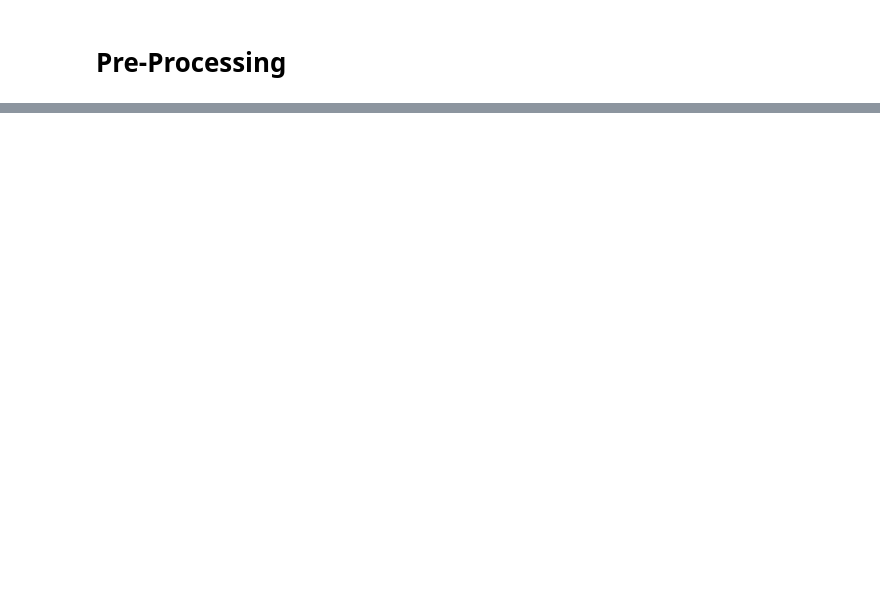
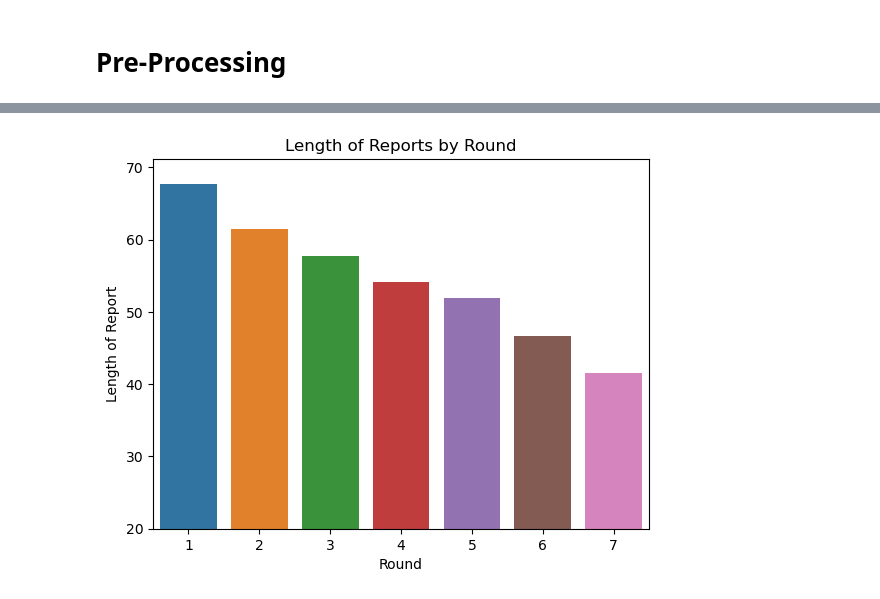
Before and after one commit to jpalgon/Draft_Scouting, a Jupyter notebook: Pre-Processing and EDA.ipynb, the cells around one changed output, grey strips where cells are left out. Cells and saved outputs as stored; diff of their text form; code cells hidden in the pictures; blank space fills up the shorter version.

```diff
--- a/Pre-Processing and EDA.ipynb
+++ b/Pre-Processing and EDA.ipynb
@@ -27,0 +184,3 @@ report['processed_report'] = text_data
+# %%
+test = pd.DataFrame(df.groupby('Round').reportlen.mean()).reset_index()
+test
@@ -27,0 +216,10 @@ report['processed_report'] = text_data
+# %%
+fig,ax = plt.subplots()
+sns.barplot(x=test.Round,y=test.reportlen)
+ax.set_xticklabels(['1','2','3','4','5','6','7'])
+ax.set_xlabel('Round')
+ax.set_ylabel('Length of Report')
+ax.set_title('Length of Reports by Round')
+ax.set_ylim(bottom=20);
+# %% [output]
+[figure, added]
```
Also changed, not shown: parts of 25 cells of this notebook, 1 other file.
